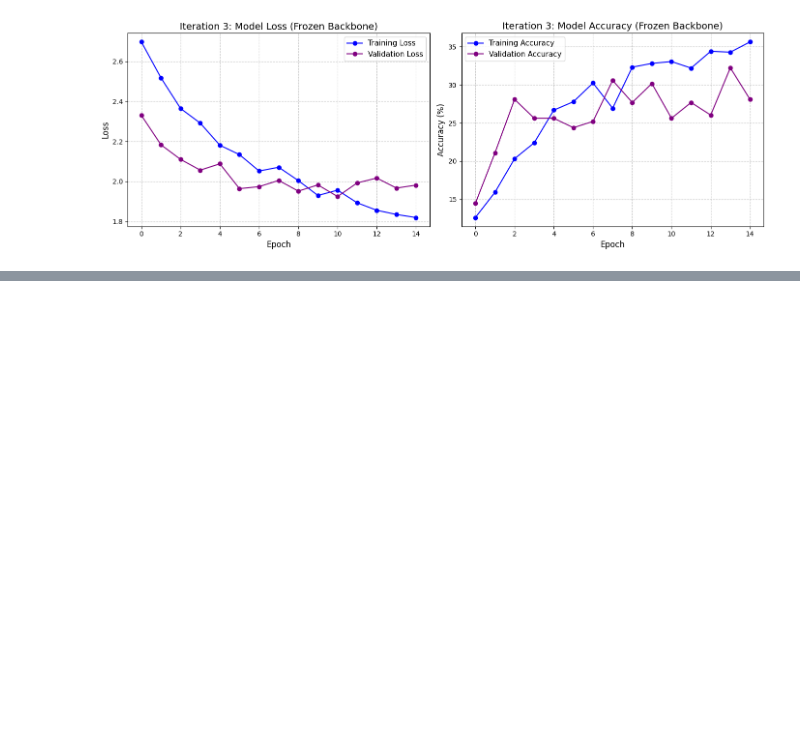
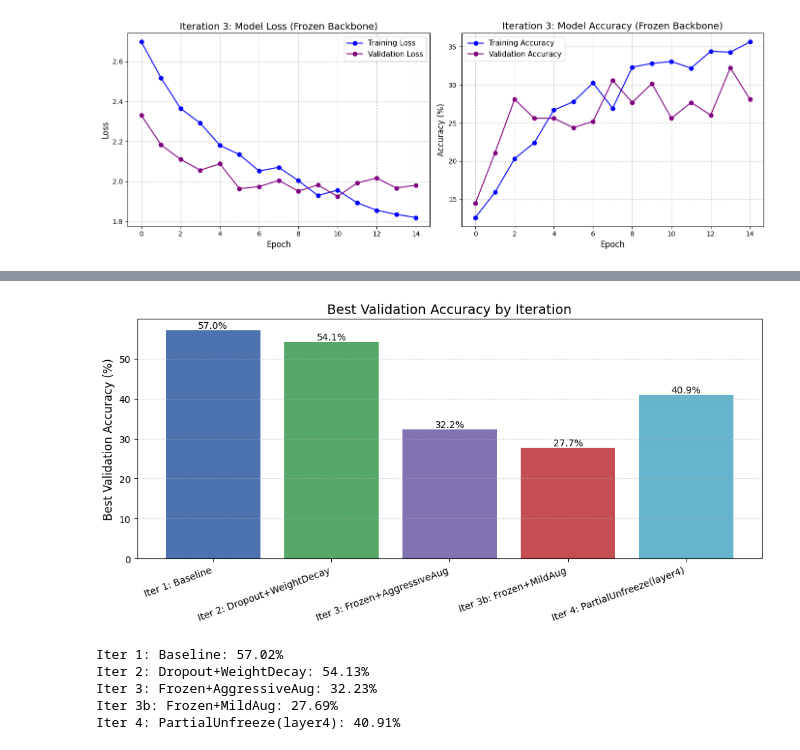
Before and after one commit to Satish-Kuppan/cosc2779-a1-drone-gestures, a Jupyter notebook: COSC2779_A1_Gesture_Classifier.ipynb, the cells around one changed output, grey strips where cells are left out. Saved outputs shown, nothing was run; the diff lists cells and outputs as text; code cells hidden in the pictures; blank space fills up the shorter version.

```diff
--- a/COSC2779_A1_Gesture_Classifier.ipynb
+++ b/COSC2779_A1_Gesture_Classifier.ipynb
@@ -749,0 +1057,24 @@ plt.show()
+# %%
+comparison["Iter 4: PartialUnfreeze(layer4)"] = max(history_4['val_acc'])
+
+plt.figure(figsize=(10, 5))
+bars = plt.bar(comparison.keys(), comparison.values(),
+                color=['#4C72B0', '#55A868', '#8172B2', '#C44E52', '#64B5CD'])
+plt.ylabel("Best Validation Accuracy (%)", fontsize=12)
+plt.title("Best Validation Accuracy by Iteration", fontsize=14)
+plt.xticks(rotation=20, ha='right')
+for bar, val in zip(bars, comparison.values()):
+    plt.text(bar.get_x() + bar.get_width()/2, val + 0.5, f"{val:.1f}%", ha='center', fontsize=10)
+plt.tight_layout()
+plt.grid(axis='y', linestyle='--', alpha=0.5)
+plt.show()
+
+for k, v in comparison.items():
+    print(f"{k}: {v:.2f}%")
+# %% [output]
+[figure, added]
+Iter 1: Baseline: 57.02%
+Iter 2: Dropout+WeightDecay: 54.13%
+Iter 3: Frozen+AggressiveAug: 32.23%
+Iter 3b: Frozen+MildAug: 27.69%
+Iter 4: PartialUnfreeze(layer4): 40.91%
```
Also changed, not shown: parts of 19 cells of this notebook.
